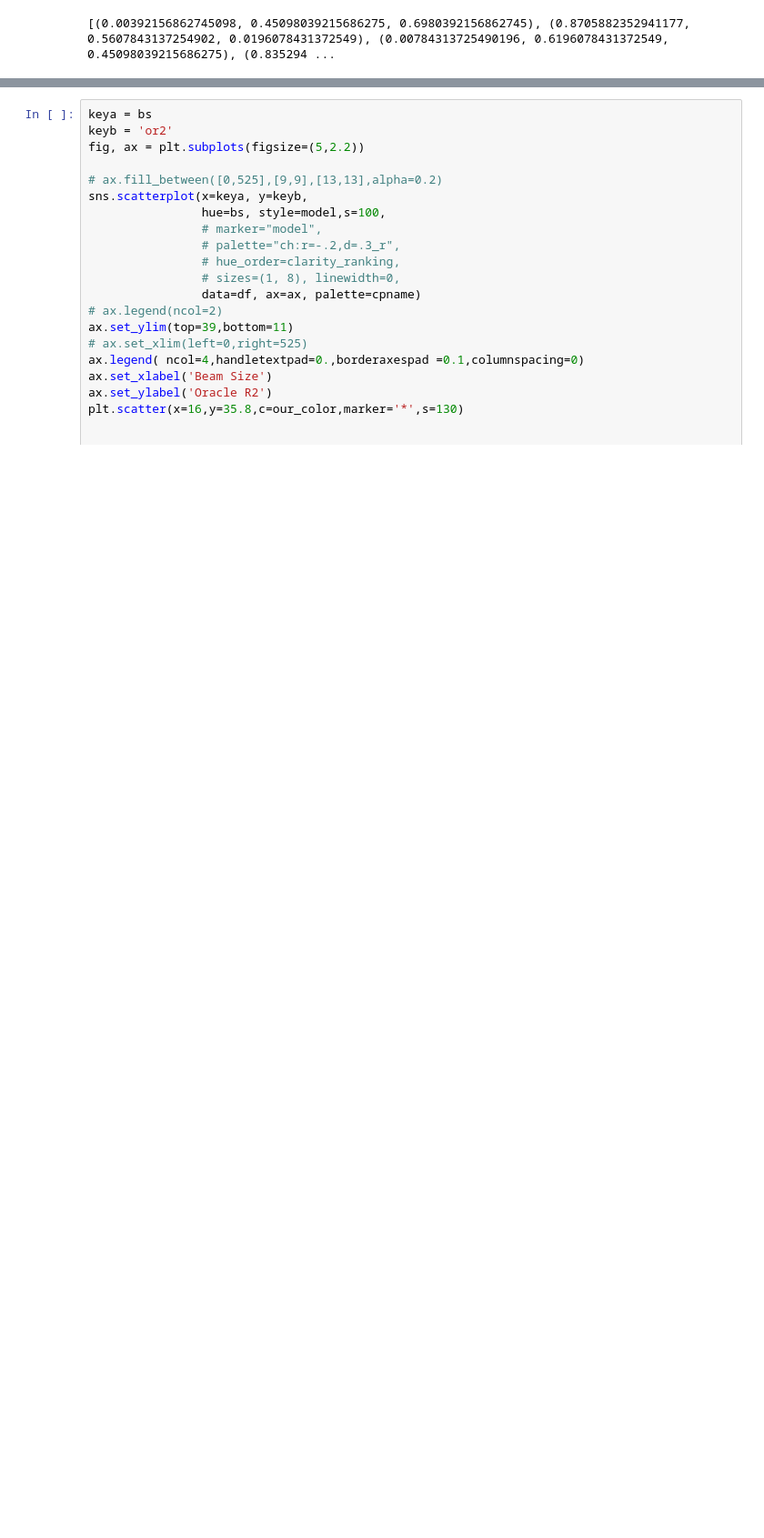
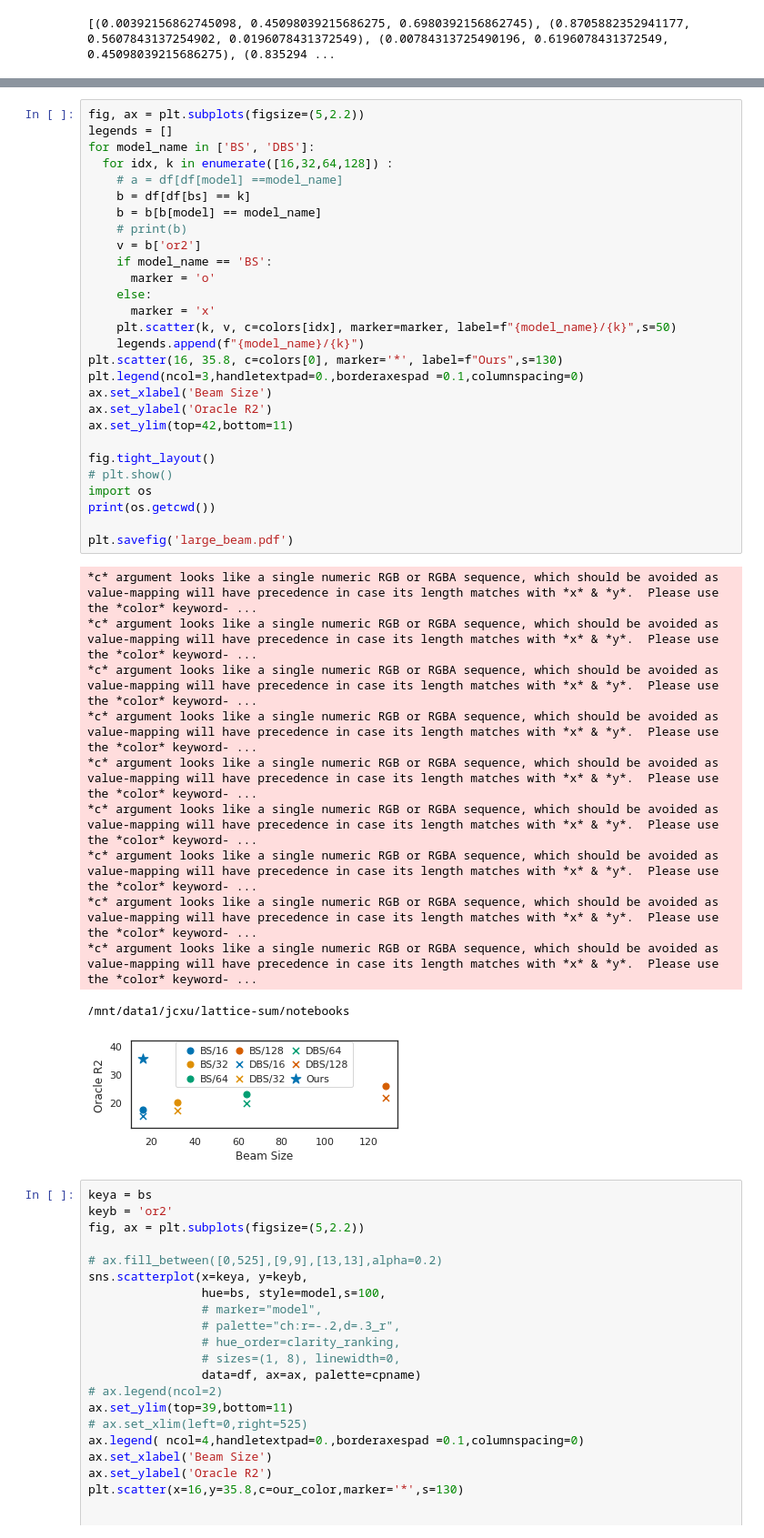
Before and after one commit to jiacheng-xu/lattice-generation, a Jupyter notebook: notebooks/large.ipynb, the cells around one changed output, grey strips where cells are left out. Shown: that part at 91% size. Saved outputs shown, nothing was run; the diff lists cells and outputs as text; blank space fills up the shorter version.

```diff
--- a/notebooks/large.ipynb
+++ b/notebooks/large.ipynb
@@ -27,3 +47,43 @@ bfs_color = colors[6]
+# %%
+fig, ax = plt.subplots(figsize=(5,2.2))
+legends = []
+for model_name in ['BS', 'DBS']:
+  for idx, k in enumerate([16,32,64,128]) :
+    # a = df[df[model] ==model_name]
+    b = df[df[bs] == k]
+    b = b[b[model] == model_name]
+    # print(b)
+    v = b['or2']
+    if model_name == 'BS':
+      marker = 'o'
+    else:
+      marker = 'x'
+    plt.scatter(k, v, c=colors[idx], marker=marker, label=f"{model_name}/{k}",s=50)
+    legends.append(f"{model_name}/{k}")
+plt.scatter(16, 35.8, c=colors[0], marker='*', label=f"Ours",s=130)
+plt.legend(ncol=3,handletextpad=0.,borderaxespad =0.1,columnspacing=0)
+ax.set_xlabel('Beam Size')
+ax.set_ylabel('Oracle R2')
+ax.set_ylim(top=42,bottom=11)
+
+fig.tight_layout()
+# plt.show()
+import os
+print(os.getcwd())
+
+plt.savefig('large_beam.pdf')
+# %% [output]
+*c* argument looks like a single numeric RGB or RGBA sequence, which should be avoided as value-mapping will have precedence in case its length matches with *x* & *y*.  Please use the *color* keyword- ...
+*c* argument looks like a single numeric RGB or RGBA sequence, which should be avoided as value-mapping will have precedence in case its length matches with *x* & *y*.  Please use the *color* keyword- ...
+*c* argument looks like a single numeric RGB or RGBA sequence, which should be avoided as value-mapping will have precedence in case its length matches with *x* & *y*.  Please use the *color* keyword- ...
+*c* argument looks like a single numeric RGB or RGBA sequence, which should be avoided as value-mapping will have precedence in case its length matches with *x* & *y*.  Please use the *color* keyword- ...
+*c* argument looks like a single numeric RGB or RGBA sequence, which should be avoided as value-mapping will have precedence in case its length matches with *x* & *y*.  Please use the *color* keyword- ...
+*c* argument looks like a single numeric RGB or RGBA sequence, which should be avoided as value-mapping will have precedence in case its length matches with *x* & *y*.  Please use the *color* keyword- ...
+*c* argument looks like a single numeric RGB or RGBA sequence, which should be avoided as value-mapping will have precedence in case its length matches with *x* & *y*.  Please use the *color* keyword- ...
+*c* argument looks like a single numeric RGB or RGBA sequence, which should be avoided as value-mapping will have precedence in case its length matches with *x* & *y*.  Please use the *color* keyword- ...
+*c* argument looks like a single numeric RGB or RGBA sequence, which should be avoided as value-mapping will have precedence in case its length matches with *x* & *y*.  Please use the *color* keyword- ...
+/mnt/data1/jcxu/lattice-sum/notebooks
+[figure, added]
 # %%
 keya = bs
 keyb = 'or2'
```
Also changed, not shown: parts of 2 cells of this notebook, 3 other files.
